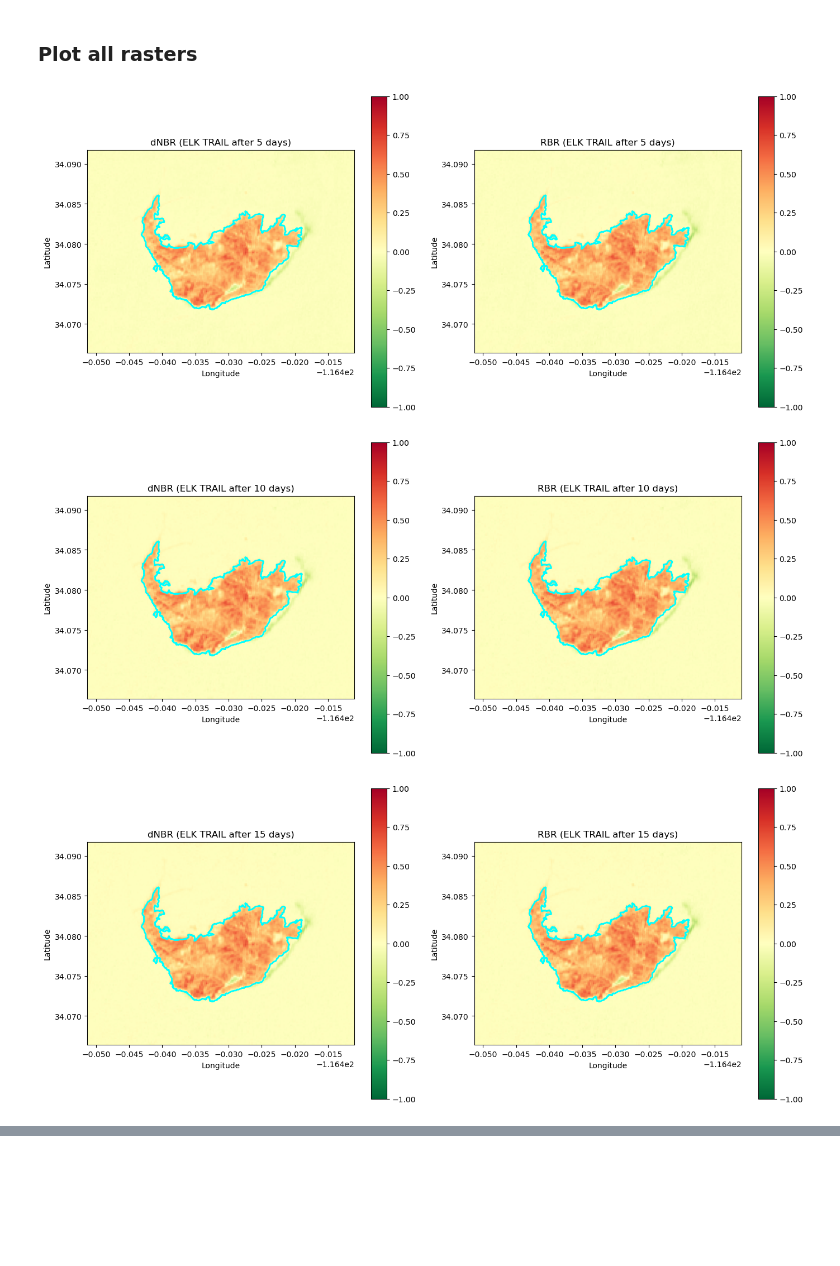
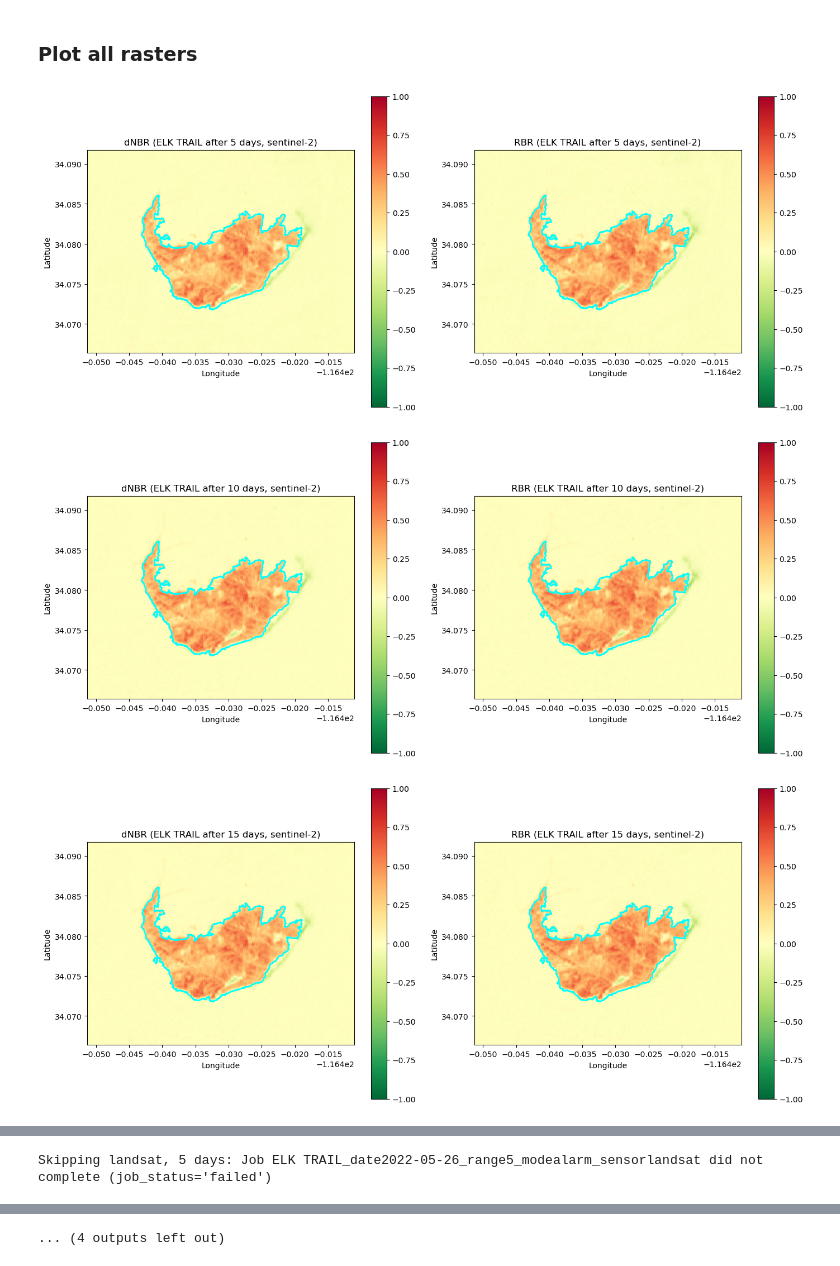
Before and after one commit to SchmidtDSE/fire-recovery-validation, a Jupyter notebook: 03_Visualize.ipynb, the cells around one changed output, grey strips where cells are left out. Drawn from its saved outputs; the diff is of its cells as text; code cells hidden in the pictures; blank space fills up the shorter version.

Commit message:
last status rehaul

```diff
--- a/03_Visualize.ipynb
+++ b/03_Visualize.ipynb
@@ -22,9 +22,13 @@ fire_polygon = calfire[calfire['FIRE_NAME'] == fire_name].to_crs(epsg=4326)
 # %% [markdown]
 ### Plot all rasters
 # %%
-for fire_days in config.POST_FIRE_PERIOD:
-    viz.plot_fire(fire_name, fire_days, fire_polygon, fires)
+for sensor in config.SENSORS:
+    for fire_days in config.POST_FIRE_PERIOD:
+        try:
+            viz.plot_fire(fire_name, fire_days, fire_polygon, fires, sensor=sensor)
+        except ValueError as e:
+            print(f'Skipping {sensor}, {fire_days} days: {e}')
 # %% [output]
-[figure, old version]
+[figure, new version]
-[figure, old version]
+[figure, new version]
-[figure, old version]
+[figure, new version]
@@ -35,0 +40 @@ for fire_days in config.POST_FIRE_PERIOD:
+Skipping landsat, 5 days: Job ELK TRAIL_date2022-05-26_range5_modealarm_sensorlandsat did not complete (job_status='failed')
@@ -35,0 +44 @@ for fire_days in config.POST_FIRE_PERIOD:
+... (4 outputs left out)
```
Also changed, not shown: parts of 1 cell of this notebook, 4 other files.
